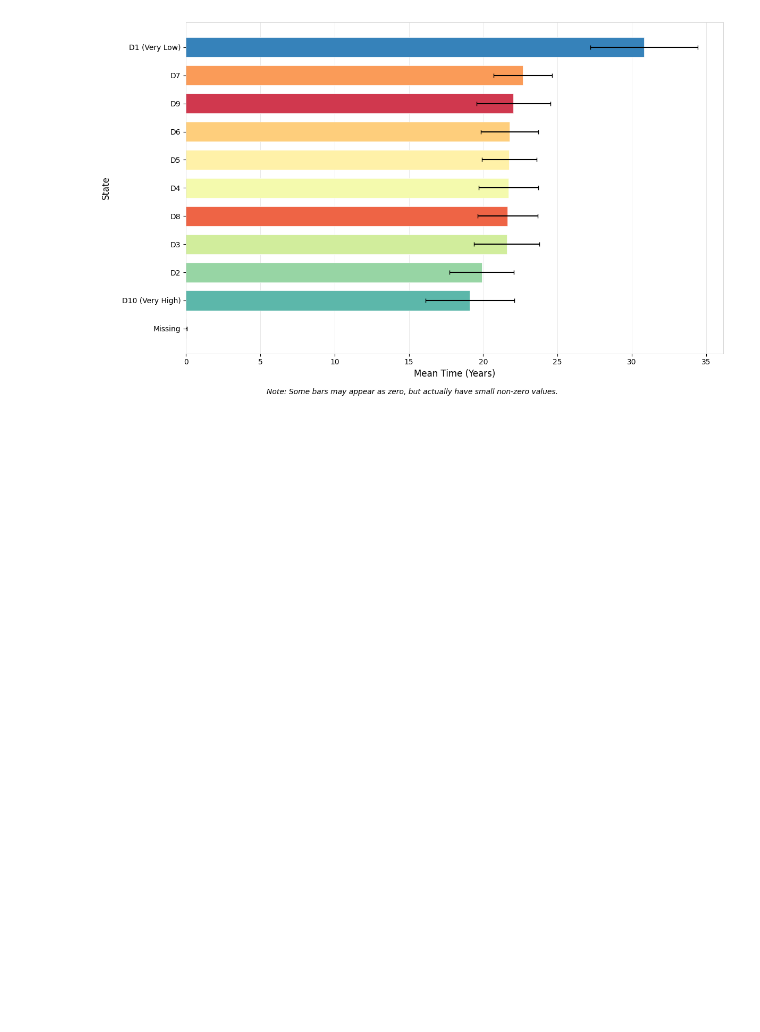
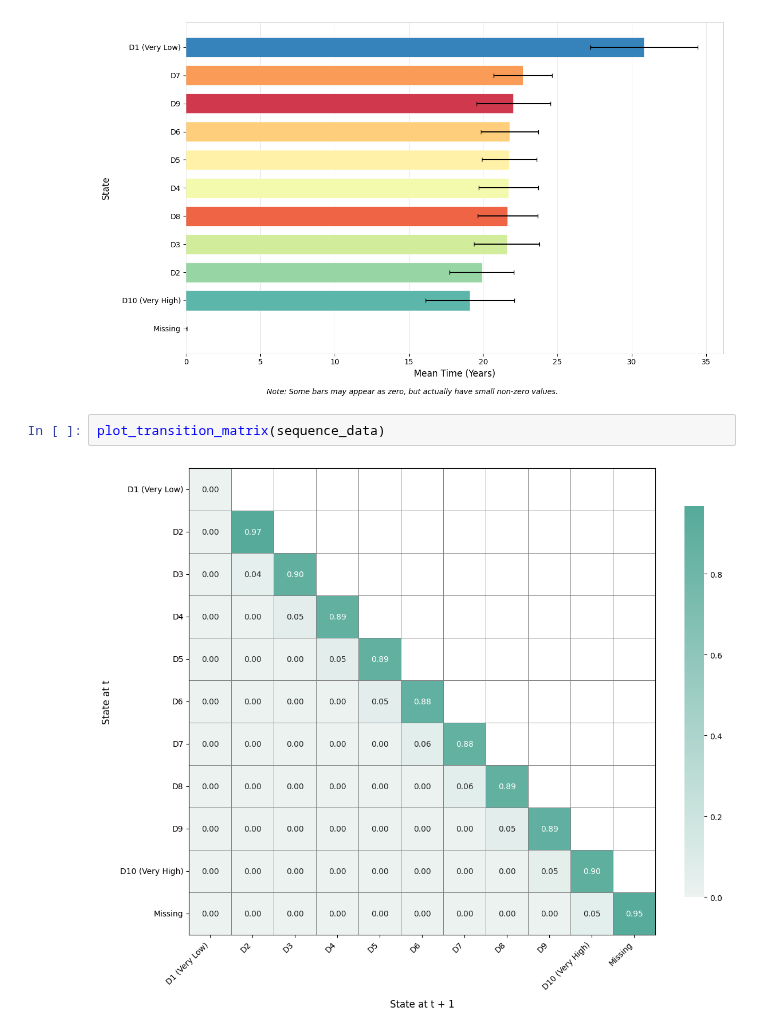
Before and after one commit to sdaza/Sequenzo, a Jupyter notebook: Tutorials/local_global_quintiles/local_deciles.ipynb, the cells around one changed output. Cells and saved outputs as stored; diff of their text form; blank space fills up the shorter version.

Commit message:
Debugged plot_transition_matrix.py issue from D1 to D1

```diff
--- a/Tutorials/local_global_quintiles/local_deciles.ipynb
+++ b/Tutorials/local_global_quintiles/local_deciles.ipynb
@@ -97,3 +97,7 @@ plot_modal_state(sequence_data)
 plot_mean_time(sequence_data)
 # %% [output]
 [figure]
+# %%
+plot_transition_matrix(sequence_data)
+# %% [output]
+[figure, added]
```
Also changed, not shown: 1 other file.
